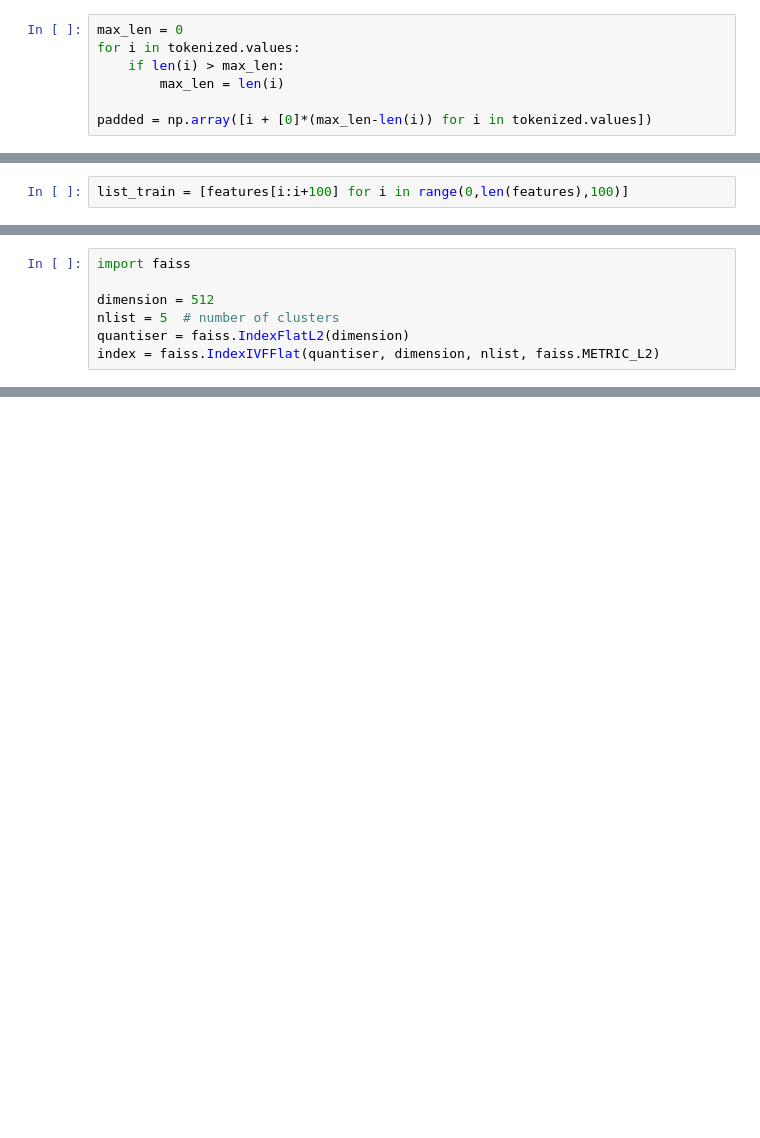
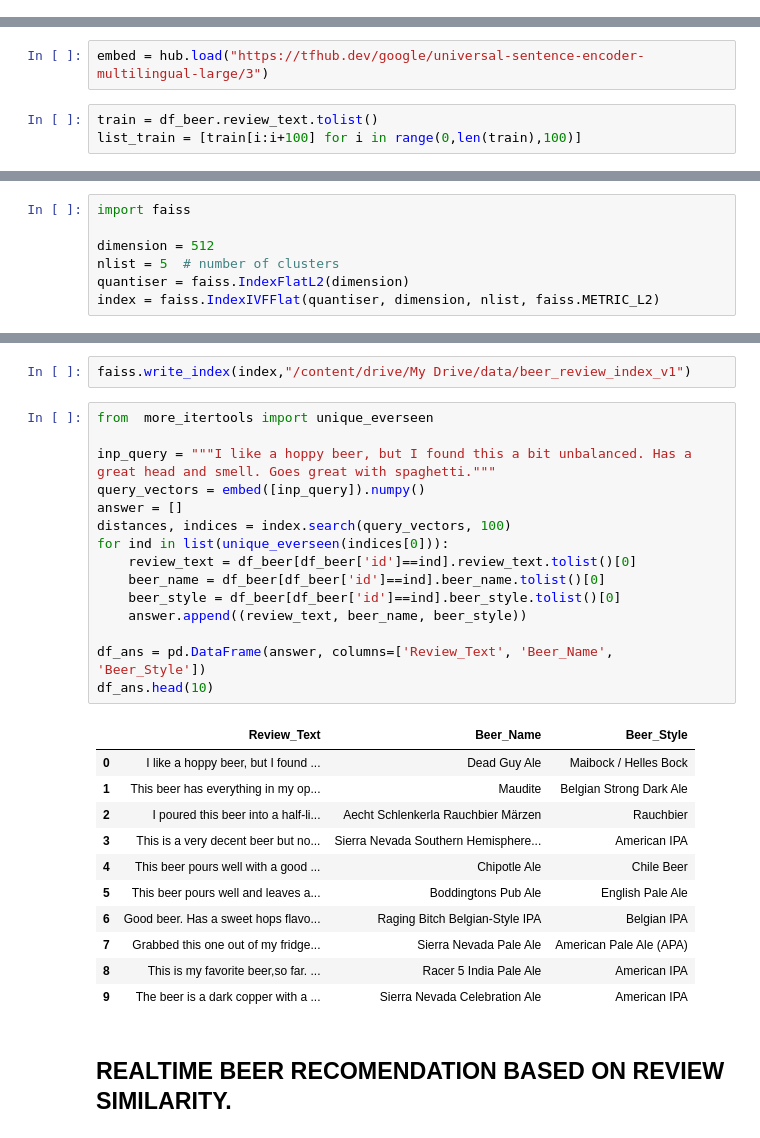
Before and after one commit to chetannitk/BeerDataScienceAssignment, a Jupyter notebook: notebooks/02-Beer_review_natural_language_understanding.ipynb, the cells around one changed output, grey strips where cells are left out. Drawn from its saved outputs; the diff is of its cells as text; blank space fills up the shorter version.

```diff
--- a/notebooks/02-Beer_review_natural_language_understanding.ipynb
+++ b/notebooks/02-Beer_review_natural_language_understanding.ipynb
@@ -198,7 +179,0 @@ After tokenization, tokenized is a list of sentences -- each sentences is repres
-# %%
-max_len = 0
-for i in tokenized.values:
-    if len(i) > max_len:
-        max_len = len(i)
-
-padded = np.array([i + [0]*(max_len-len(i)) for i in tokenized.values])
@@ -223,2 +207,5 @@ features = last_hidden_states[0][:,0,:].numpy()
+# %%
+embed = hub.load("https://tfhub.dev/google/universal-sentence-encoder-multilingual-large/3")
 # %%
-list_train = [features[i:i+100] for i in range(0,len(features),100)]
+train = df_beer.review_text.tolist()
+list_train = [train[i:i+100] for i in range(0,len(train),100)]
@@ -240,0 +251,32 @@ for x in list_train:
+# %%
+faiss.write_index(index,"/content/drive/My Drive/data/beer_review_index_v1")
+# %%
+from  more_itertools import unique_everseen
+
+inp_query = """I like a hoppy beer, but I found this a bit unbalanced. Has a great head and smell. Goes great with spaghetti."""
+query_vectors = embed([inp_query]).numpy()
+answer = []
+distances, indices = index.search(query_vectors, 100)
+for ind in list(unique_everseen(indices[0])):
+    review_text = df_beer[df_beer['id']==ind].review_text.tolist()[0]
+    beer_name = df_beer[df_beer['id']==ind].beer_name.tolist()[0]
+    beer_style = df_beer[df_beer['id']==ind].beer_style.tolist()[0]
+    answer.append((review_text, beer_name, beer_style))
+
+df_ans = pd.DataFrame(answer, columns=['Review_Text', 'Beer_Name', 'Beer_Style'])
+df_ans.head(10)
+# %% [output]
+|  | Review_Text | Beer_Name | Beer_Style |
+| 0 | I like a hoppy beer, but I found ... | Dead Guy Ale | Maibock / Helles Bock |
+| 1 | This beer has everything in my op... | Maudite | Belgian Strong Dark Ale |
+| 2 | I poured this beer into a half-li... | Aecht Schlenkerla Rauchbier Märzen | Rauchbier |
+| 3 | This is a very decent beer but no... | Sierra Nevada Southern Hemisphere... | American IPA |
+| 4 | This beer pours well with a good ... | Chipotle Ale | Chile Beer |
+| 5 | This beer pours well and leaves a... | Boddingtons Pub Ale | English Pale Ale |
+| 6 | Good beer. Has a sweet hops flavo... | Raging Bitch Belgian-Style IPA | Belgian IPA |
+| 7 | Grabbed this one out of my fridge... | Sierra Nevada Pale Ale | American Pale Ale (APA) |
+| 8 | This is my favorite beer,so far. ... | Racer 5 India Pale Ale | American IPA |
+| 9 | The beer is a dark copper with a ... | Sierra Nevada Celebration Ale | American IPA |
+# %% [markdown]
+
+## REALTIME BEER RECOMENDATION BASED ON REVIEW SIMILARITY.
```
Also changed, not shown: parts of 25 cells of this notebook.
